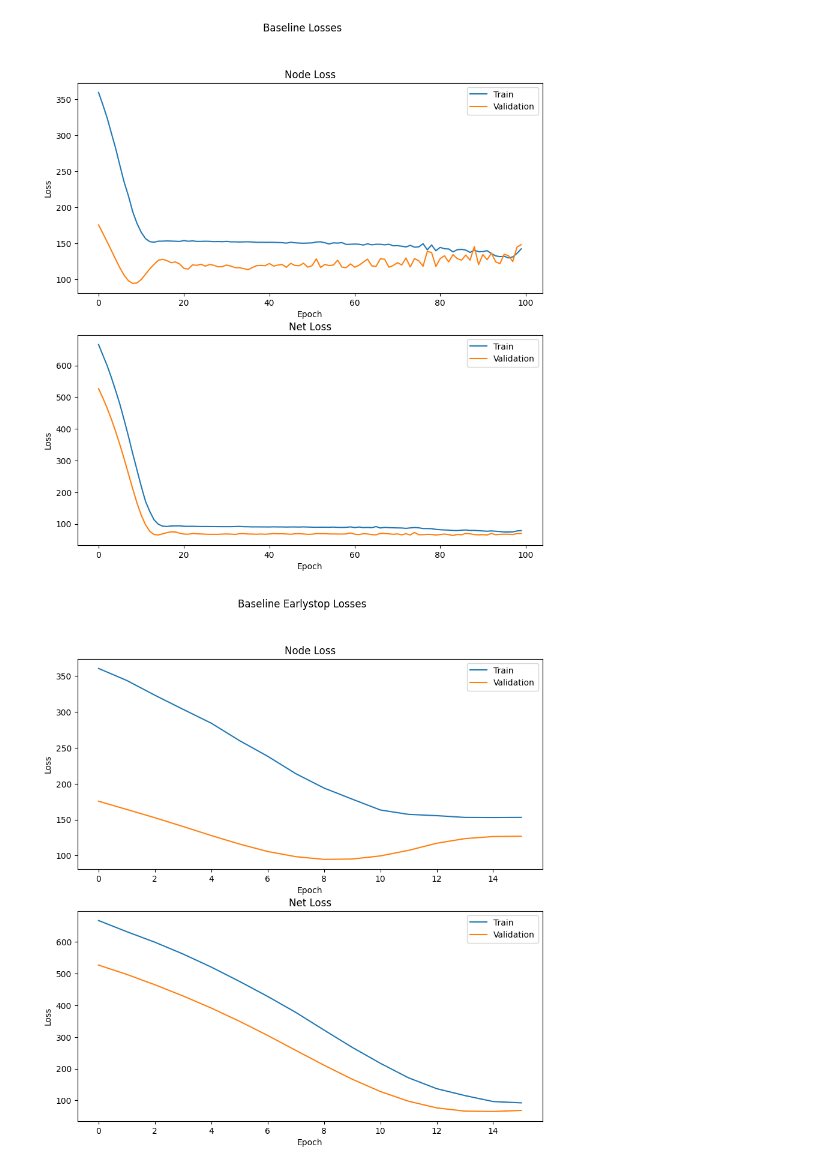
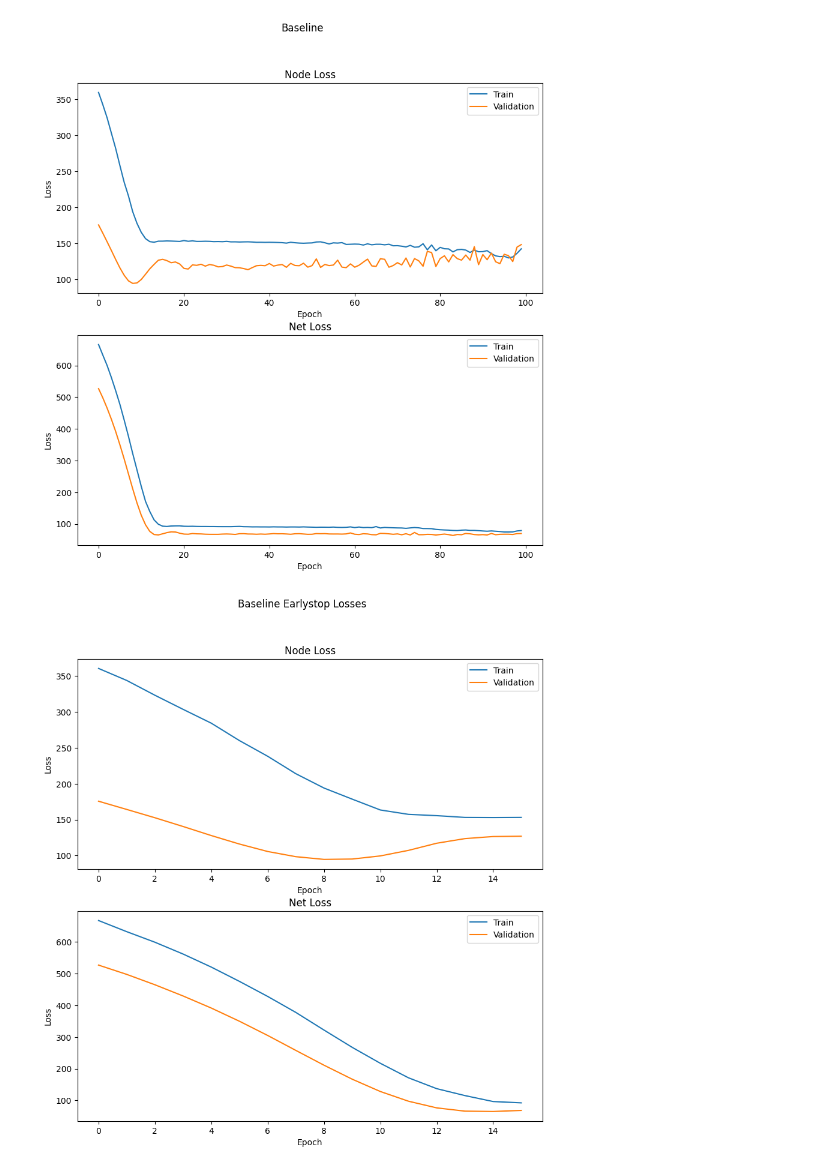
Before and after one commit to hanhoangia/dehnn-optim, a Jupyter notebook: notebook/loss_plots.ipynb, the cells around one changed output. Cells and saved outputs as stored; diff of their text form; code cells hidden in the pictures.

```diff
--- a/notebook/loss_plots.ipynb
+++ b/notebook/loss_plots.ipynb
@@ -27,11 +58,11 @@ def plot_losses(losses, title):
 # %%
 losses_baseline = pd.read_csv('../profiling_results/baseline/performance.csv')
 losses_baseline = losses_baseline.set_index('epoch')
-plot_losses(losses_baseline, 'Baseline Losses')
+plot_losses(losses_baseline, 'Baseline')
 plt.savefig('../profiling_results/baseline/loss_curves.png')
 plt.show()
 # %% [output]
-[figure, old version]
+[figure, new version]
 # %%
 losses_baseline_earlystop = pd.read_csv('../profiling_results/baseline-earlystop/performance.csv')
 losses_baseline_earlystop = losses_baseline_earlystop.set_index('epoch')
```
Also changed, not shown: parts of 4 cells of this notebook, 4 other files.
